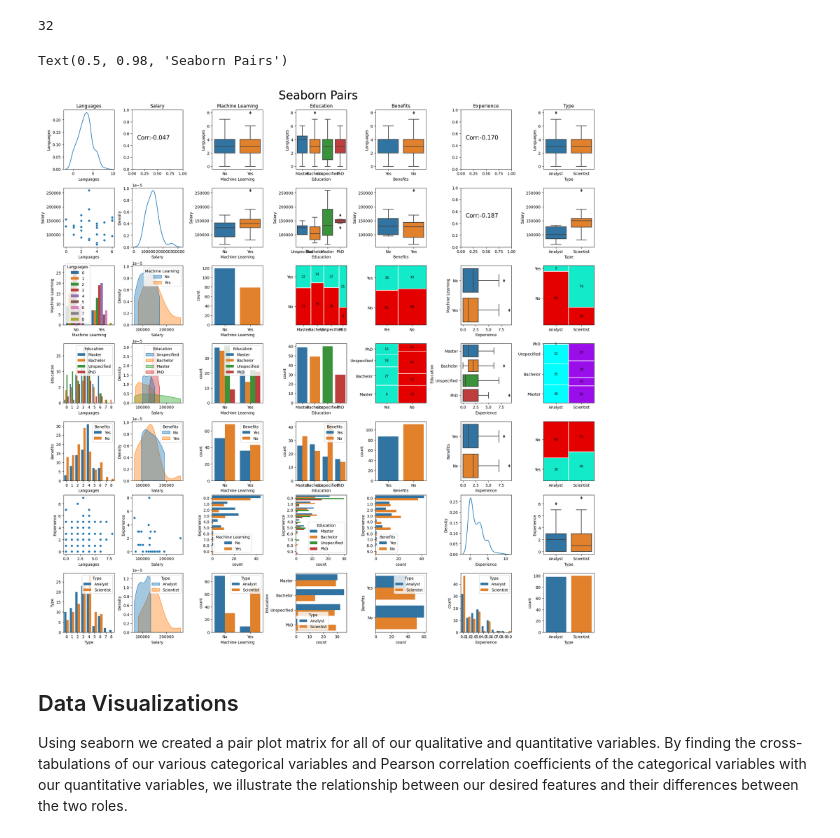
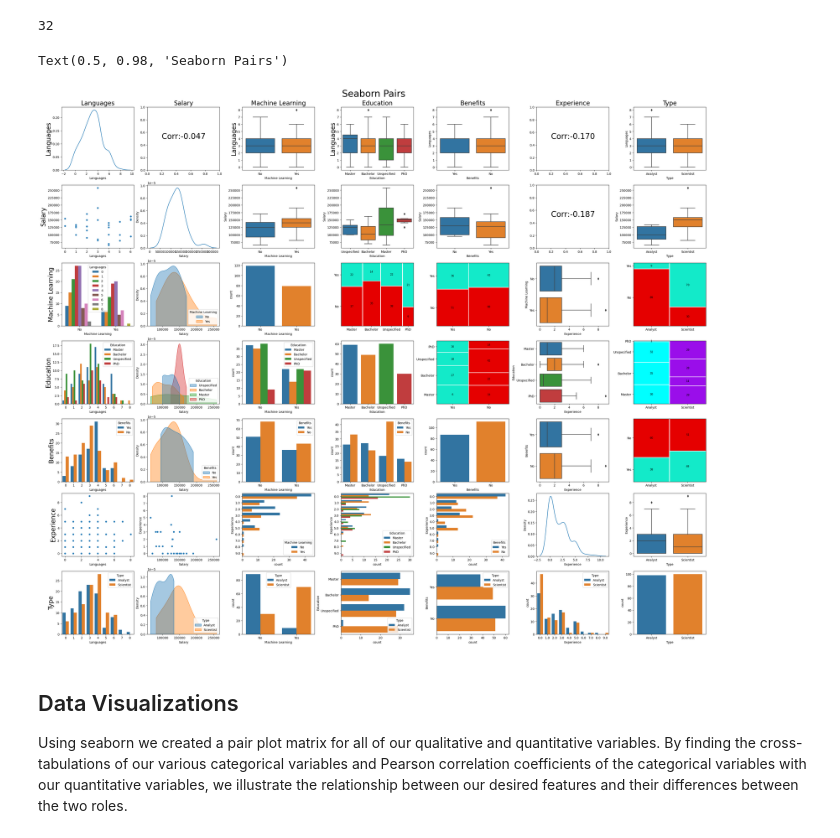
Before and after one commit to clwchanx/STA-141B, a Jupyter notebook: Data Visualizations (seaborn pairs and specific visuals) & Data Collection.ipynb, the cells around one changed output. Saved outputs shown, nothing was run; the diff lists cells and outputs as text; code cells hidden in the pictures.

Commit message:
enlarged figures for legends and fixed the fontsize

```diff
--- a/Data Visualizations (seaborn pairs and specific visuals) & Data Collection.ipynb
+++ b/Data Visualizations (seaborn pairs and specific visuals) & Data Collection.ipynb
@@ -51,76 +51,76 @@ len(df_na)
 32
 # %%
 #figure, axes and axis
-fig, axes = plt.subplots(nrows=7, ncols = 7,figsize=(20, 20), layout = 'constrained')
+fig, axes = plt.subplots(nrows=7, ncols = 7,figsize=(30, 25), layout = 'constrained')
 
 #Language on itself
 sns.kdeplot(df_plot, x="Languages",ax=axes[0][0])
-ax=axes[0][0].set_title('Languages')
-ax=axes[0][0].set_ylabel('Languages')
+ax=axes[0][0].set_title('Languages', fontsize = 20)
+ax=axes[0][0].set_ylabel('Languages',fontsize = 20)
 
 #Lang-Salary coef
 sal_corr=df_na['Languages'].corr(df_na['Salary'])
-ax=axes[0][1].text(0.1, 0.5,'Corr:-0.047', fontsize=15)
-ax=axes[0][1].set_title('Salary')
+ax=axes[0][1].text(0.2, 0.5,'Corr:-0.047', fontsize=25)
+ax=axes[0][1].set_title('Salary',fontsize = 20)
 
 
 #Language-Machine Learning (box)
 sns.boxplot(data=df_plot, x="Machine Learning",y="Languages",ax=axes[0][2])
 ax=axes[0][2].set_xlabel('Machine Learning')
-ax=axes[0][2].set_ylabel('Languages')
-ax=axes[0][2].set_title('Machine Learning')
+ax=axes[0][2].set_ylabel('Languages',fontsize = 20)
+ax=axes[0][2].set_title('Machine Learning',fontsize = 20)
 
 #Language-Education (box)
 sns.boxplot(data=df_plot, x="Education",y="Languages",ax=axes[0][3])
 ax=axes[0][3].set_xlabel('Education')
-ax=axes[0][3].set_ylabel('Languages')
-ax=axes[0][3].set_title('Education')
+ax=axes[0][3].set_ylabel('Languages',fontsize = 20)
+ax=axes[0][3].set_title('Education',fontsize = 20)
 
 #Language-Benefits (box)
 sns.boxplot(data=df_plot, x="Benefits",y="Languages",ax=axes[0][4])
 
 
-ax=axes[0][4].set_title('Benefits')
+ax=axes[0][4].set_title('Benefits',fontsize = 20)
 
 #Language-Experience (correlation coef)
-ax=axes[0][5].text(0.1, 0.5,'Corr:-0.170', fontsize=15)
+ax=axes[0][5].text(0.2, 0.5,'Corr:-0.170', fontsize=25)
 
 
-ax=axes[0][5].set_title('Experience')
+ax=axes[0][5].set_title('Experience',fontsize = 20)
 
 #Language-Type (box)
 sns.boxplot(data=df_plot, x="Type",y="Languages",ax=axes[0][6])
 ax=axes[0][6].set_xlabel('Type')
-ax=axes[0][6].set_ylabel('Languages')
-ax=axes[0][6].set_title('Type')
+
+ax=axes[0][6].set_title('Type',fontsize = 20)
 
 #Columns
 #Language-Salary(scatterplot)
 sns.scatterplot(df_na, x="Languages", y="Salary",ax=axes[1][0])
 ax=axes[1][0].set_xlabel('Languages')
-ax=axes[1][0].set_ylabel('Salary')
+ax=axes[1][0].set_ylabel('Salary',fontsize = 20)
 
 #Language-Machine Learning (bar)
 sns.countplot(data=df_plot, x="Machine Learning",hue="Languages",ax=axes[2][0])
 
-ax=axes[2][0].set_ylabel('Machine Learning')
+ax=axes[2][0].set_ylabel('Machine Learning',fontsize = 20)
 
 #Language-Education (bar)
 sns.countplot(data=df_plot, x="Languages",hue="Education",ax=axes[3][0])
-ax=axes[3][0].set_ylabel('Education')
+ax=axes[3][0].set_ylabel('Education',fontsize = 20)
 
 #Language-Benefits (bar)
 sns.countplot(data=df_plot, x="Languages",hue="Benefits",ax=axes[4][0])
-ax=axes[4][0].set_ylabel('Benefits')
+ax=axes[4][0].set_ylabel('Benefits',fontsize = 20)
 
 #Language-Experience (scatterplot)
 sns.scatterplot(df_plot, x="Languages", y="Experience",ax=axes[5][0])
-ax=axes[5][0].set_ylabel('Experience')
+ax=axes[5][0].set_ylabel('Experience',fontsize = 20)
 
 #Language-Type (bar)
 sns.countplot(data=df_plot, x="Languages",hue="Type",ax=axes[6][0])
-ax=axes[6][0].set_xlabel('Type')
-ax=axes[6][0].set_ylabel('Type')
+
+ax=axes[6][0].set_ylabel('Type',fontsize = 20)
 
 ##Salary
 #rows
@@ -133,7 +133,7 @@ sns.boxplot(data=df_na, x="Education",y="Salary",ax=axes[1][3])
 ##Salary-Benefits (box)
 sns.boxplot(data=df_na, x="Benefits",y="Salary",ax=axes[1][4])
 ##Experience (correlation coef)
-ax=axes[1][5].text(0.1, 0.5,'Corr:-0.187', fontsize=15)
+ax=axes[1][5].text(0.2, 0.5,'Corr:-0.187', fontsize=25)
 ##Type (box)
 sns.boxplot(data=df_na, x="Type",y="Salary", ax=axes[1][6])
 
@@ -264,34 +264,36 @@ sns.boxplot(data=df_plot, x="Experience",y="Benefits", ax=axes[4][5])
 props={}
 props[('Analyst','Yes')]={'facecolor':'xkcd:aqua','edgecolor':'white'}
 props[('Analyst','No')]= {'facecolor':'xkcd:red','edgecolor':'white'}
 props[('Scientist','Yes')]={'facecolor':'xkcd:aqua','edgecolor':'white'}
 props[('Scientist','No')]= {'facecolor':'xkcd:red','edgecolor':'white'}
 labelizer=lambda k:{('Analyst','Yes'):38,('Scientist','Yes'):49,
                     ('Analyst','No'):60,('Scientist','No'):51}[k]
 mosaic(df_plot,['Type','Benefits'],labelizer=labelizer,properties=props,ax=axes[4][6])
 #Column
 ##Experience (horizontal bars)
 sns.countplot(data=df_plot, y='Experience',hue="Benefits",ax=axes[5][4])
+
 ##Type
 sns.countplot(data=df_plot, y='Benefits',hue="Type",ax=axes[6][4])
+plt.rc('legend', loc="lower right")
 
 #Experience
 #rows
 ##itself (line)
 sns.kdeplot(df_plot, x="Experience",ax=axes[5][5])
 ##Type
 sns.boxplot(data=df_plot, x="Type",y="Experience", ax=axes[5][6])
 
 #columns
 ##Type
 sns.countplot(df_plot, x="Experience",hue="Type",ax=axes[6][5])
 ##Type on itself
 sns.countplot(data=df_plot, x="Type",ax=axes[6][6])
 
 fig.suptitle(t = 'Seaborn Pairs', fontsize = 30)
 # %% [output]
 Text(0.5, 0.98, 'Seaborn Pairs')
-[figure, old version]
+[figure, new version]
 # %% [markdown]
 ## Data Visualizations
 
```
